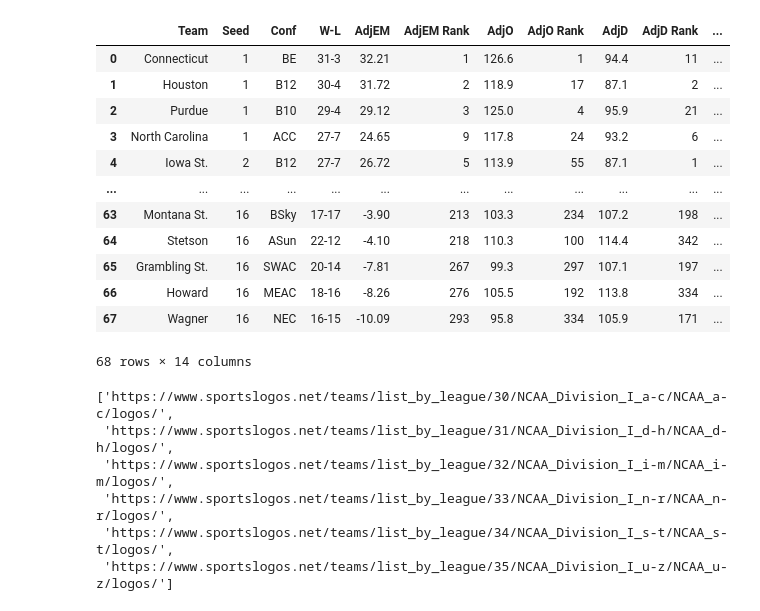
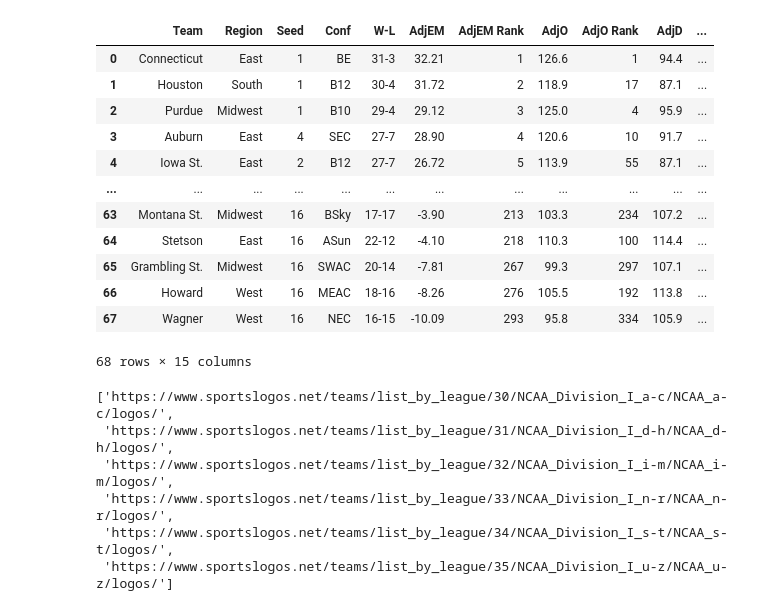
Before and after one commit to Owenbb2/KenPom-2024-March-Madness-Tournament-Teams, a Jupyter notebook: KenPom 2024 Tournament Teams.ipynb, the cells around one changed output. Saved outputs shown, nothing was run; the diff lists cells and outputs as text; code cells hidden in the pictures.

Commit message:
Added Region
Region column to filter each chart by bracket region.

```diff
--- a/KenPom 2024 Tournament Teams.ipynb
+++ b/KenPom 2024 Tournament Teams.ipynb
@@ -14,26 +14,26 @@ from ipywidgets import interact, interact_manual
 # %%
 #Read NCAA college basketball efficiency and tempo data from KenPom
 KenPom = pd.read_csv("data/KenPomTournamentTeams_2024.csv")
 KenPom = KenPom.rename(columns = {"Rk":"AdjEM Rank"})
-KenPom = KenPom.iloc[:,[1,2,3,4,5,0,6,7,8,9,10,11,12,13]]
+KenPom = KenPom.iloc[:,[1,2,3,4,5,6,0,7,8,9,10,11,12,13,14]]
 KenPom
 #AdjEM = Adjusted Efficiency margin
 #AdjO = Adjusted Offensive Efficiency (points scored per 100 possessions, weighted by opponent)
 #AdjD = Adjusted Defensive Efficiency (points allowed per 100 possessions, weighted by opponent)
 # %% [output]
-|  | Team | Seed | Conf | W-L | AdjEM | AdjEM Rank | AdjO | AdjO Rank | AdjD | AdjD Rank | ... |
-| 0 | Connecticut | 1 | BE | 31-3 | 32.21 | 1 | 126.6 | 1 | 94.4 | 11 | ... |
-| 1 | Houston | 1 | B12 | 30-4 | 31.72 | 2 | 118.9 | 17 | 87.1 | 2 | ... |
-| 2 | Purdue | 1 | B10 | 29-4 | 29.12 | 3 | 125.0 | 4 | 95.9 | 21 | ... |
-| 3 | North Carolina | 1 | ACC | 27-7 | 24.65 | 9 | 117.8 | 24 | 93.2 | 6 | ... |
-| 4 | Iowa St. | 2 | B12 | 27-7 | 26.72 | 5 | 113.9 | 55 | 87.1 | 1 | ... |
+|  | Team | Region | Seed | Conf | W-L | AdjEM | AdjEM Rank | AdjO | AdjO Rank | AdjD | ... |
+| 0 | Connecticut | East | 1 | BE | 31-3 | 32.21 | 1 | 126.6 | 1 | 94.4 | ... |
+| 1 | Houston | South | 1 | B12 | 30-4 | 31.72 | 2 | 118.9 | 17 | 87.1 | ... |
+| 2 | Purdue | Midwest | 1 | B10 | 29-4 | 29.12 | 3 | 125.0 | 4 | 95.9 | ... |
+| 3 | Auburn | East | 4 | SEC | 27-7 | 28.90 | 4 | 120.6 | 10 | 91.7 | ... |
+| 4 | Iowa St. | East | 2 | B12 | 27-7 | 26.72 | 5 | 113.9 | 55 | 87.1 | ... |
 | ... | ... | ... | ... | ... | ... | ... | ... | ... | ... | ... | ... |
-| 63 | Montana St. | 16 | BSky | 17-17 | -3.90 | 213 | 103.3 | 234 | 107.2 | 198 | ... |
-| 64 | Stetson | 16 | ASun | 22-12 | -4.10 | 218 | 110.3 | 100 | 114.4 | 342 | ... |
-| 65 | Grambling St. | 16 | SWAC | 20-14 | -7.81 | 267 | 99.3 | 297 | 107.1 | 197 | ... |
-| 66 | Howard | 16 | MEAC | 18-16 | -8.26 | 276 | 105.5 | 192 | 113.8 | 334 | ... |
-| 67 | Wagner | 16 | NEC | 16-15 | -10.09 | 293 | 95.8 | 334 | 105.9 | 171 | ... |
+| 63 | Montana St. | Midwest | 16 | BSky | 17-17 | -3.90 | 213 | 103.3 | 234 | 107.2 | ... |
+| 64 | Stetson | East | 16 | ASun | 22-12 | -4.10 | 218 | 110.3 | 100 | 114.4 | ... |
+| 65 | Grambling St. | Midwest | 16 | SWAC | 20-14 | -7.81 | 267 | 99.3 | 297 | 107.1 | ... |
+| 66 | Howard | West | 16 | MEAC | 18-16 | -8.26 | 276 | 105.5 | 192 | 113.8 | ... |
+| 67 | Wagner | West | 16 | NEC | 16-15 | -10.09 | 293 | 95.8 | 334 | 105.9 | ... |
-68 rows × 14 columns
+68 rows × 15 columns
 # %%
 #Copy urls from sportslogos.net into an iterable list
 urls = ['https://www.sportslogos.net/teams/list_by_league/30/NCAA_Division_I_a-c/NCAA_a-c/logos/',
```
Also changed, not shown: parts of 8 cells of this notebook, 1 other file.
